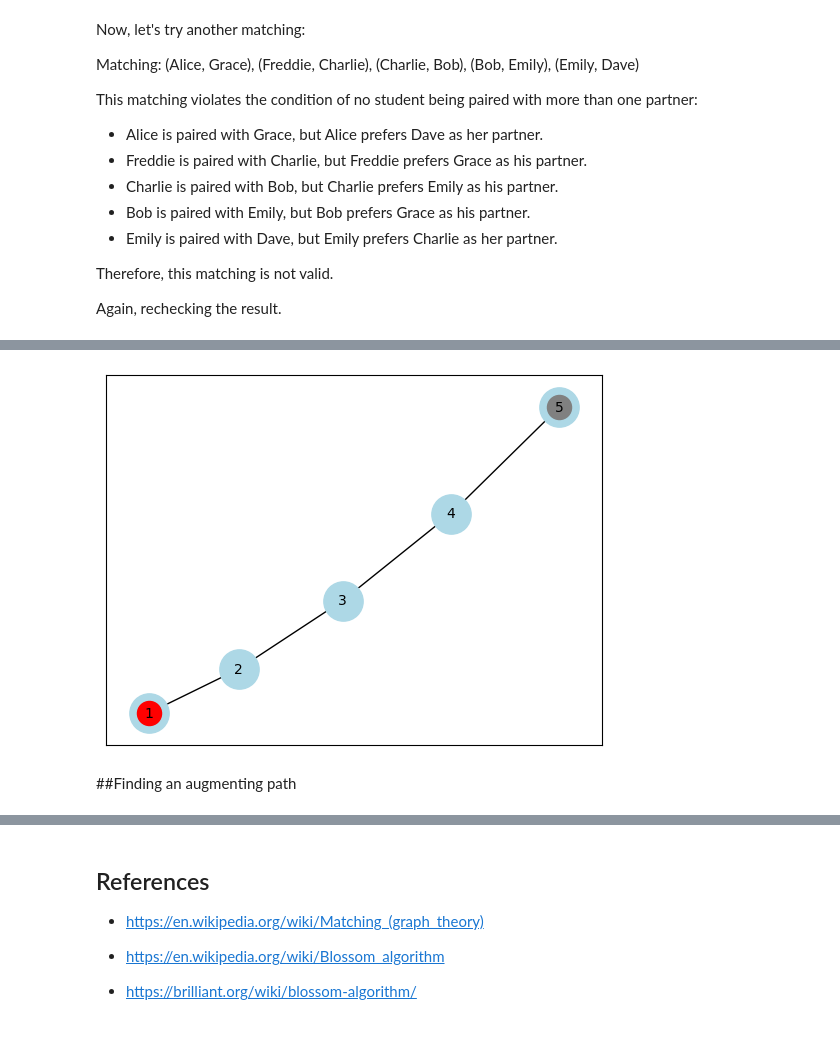
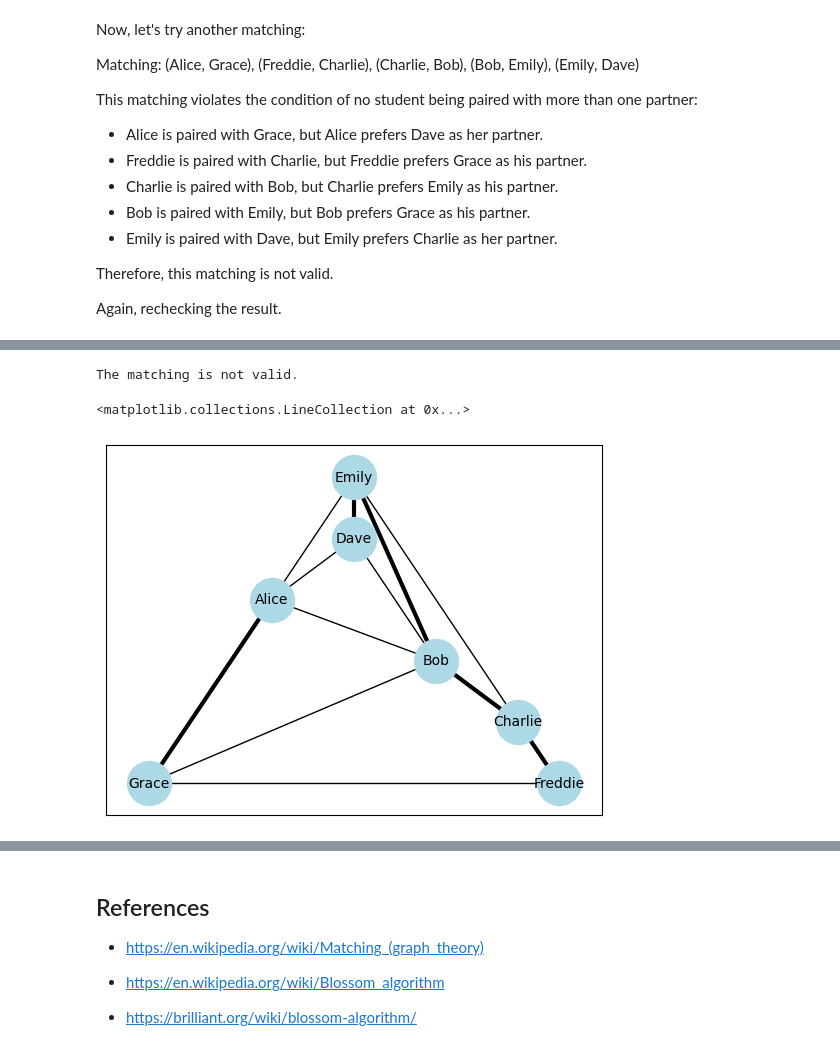
Before and after one commit to padath314/NetworkX-contribution, a Jupyter notebook: GraphMatching.ipynb, the cells around one changed output, grey strips where cells are left out. Cells and saved outputs as stored; diff of their text form; code cells hidden in the pictures.

```diff
--- a/GraphMatching.ipynb
+++ b/GraphMatching.ipynb
@@ -244,18 +112,21 @@ plt.show()
-# %%
-# Create an empty graph
-G2 = nx.Graph()
-
-# Add nodes to the graph
-G2.add_nodes_from([1, 2, 3, 4, 5])
-
-# Add edges to the graph
-G2.add_edges_from([(1, 2), (2, 3), (3, 4), (4, 5)])
-
-nx.draw_networkx(G2, pos1, with_labels=True, node_color='lightblue', node_size=800, font_size=10)
-nx.draw_networkx_nodes(G2, pos1, nodelist=[1], node_color='red')
-nx.draw_networkx_nodes(G2, pos1, nodelist=[5], node_color='grey')
-plt.show()
-# %% [output]
-[figure, removed]
-# %% [markdown]
-##Finding an augmenting path
+# %%
+# Define the second matching
+matching_2 = [('Alice', 'Grace'), ('Freddie', 'Charlie'), ('Charlie', 'Bob'), ('Bob', 'Emily'), ('Emily', 'Dave')]
+
+# Check if the matching is valid
+is_valid_matching = nx.is_matching(G, matching_2)
+
+# Print the result
+if is_valid_matching:
+    print("The matching is valid.")
+else:
+    print("The matching is not valid.")
+
+
+matching_graph_2 = G.edge_subgraph(matching_2)
+nx.draw_networkx(G, pos, with_labels=True, node_color='lightblue', node_size=1000, font_size=10)
+nx.draw_networkx_edges(matching_graph_2, pos,  width=3)
+# %% [output]
+The matching is not valid.
+<matplotlib.collections.LineCollection at 0x...>
+[figure, added]
```
Also changed, not shown: parts of 45 cells of this notebook.
